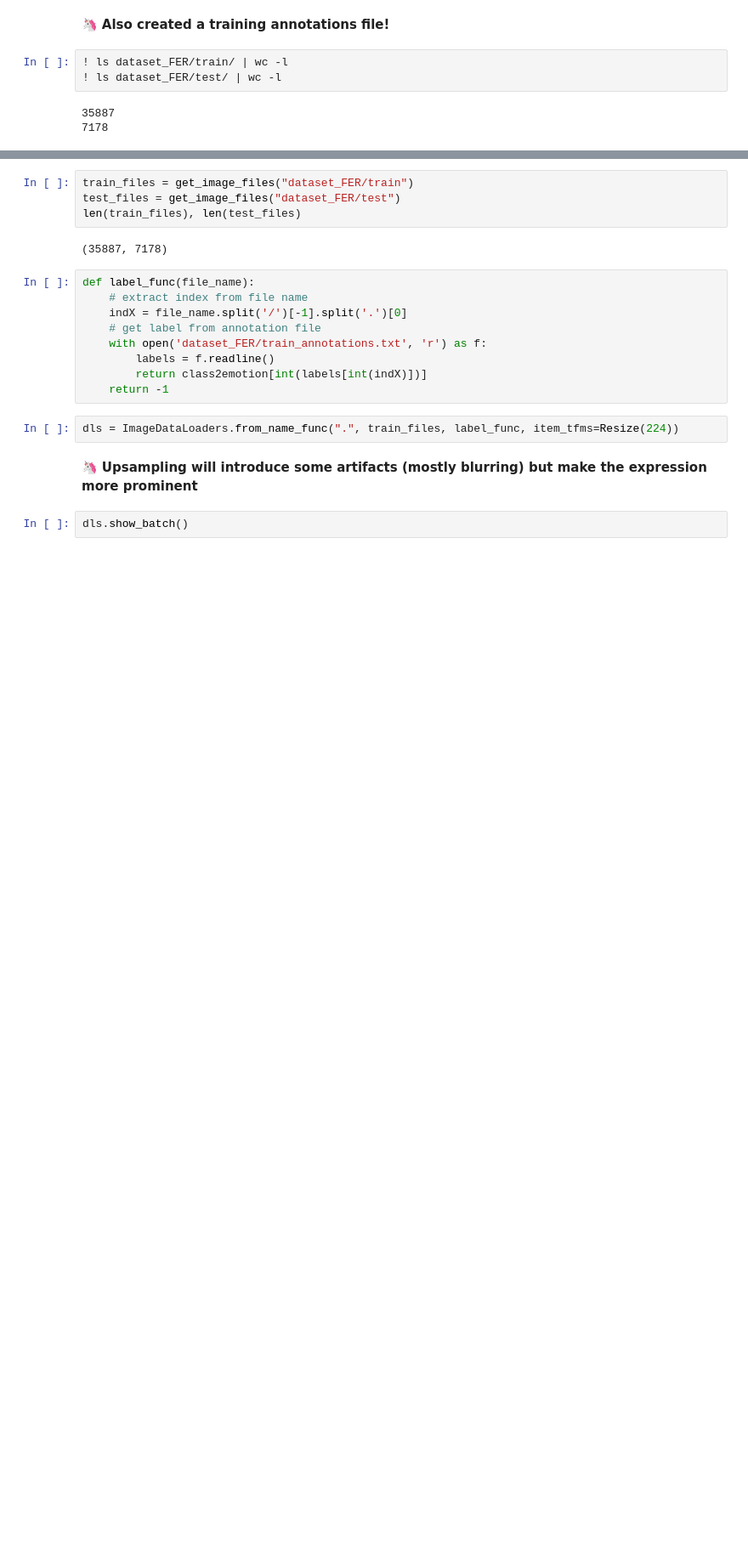
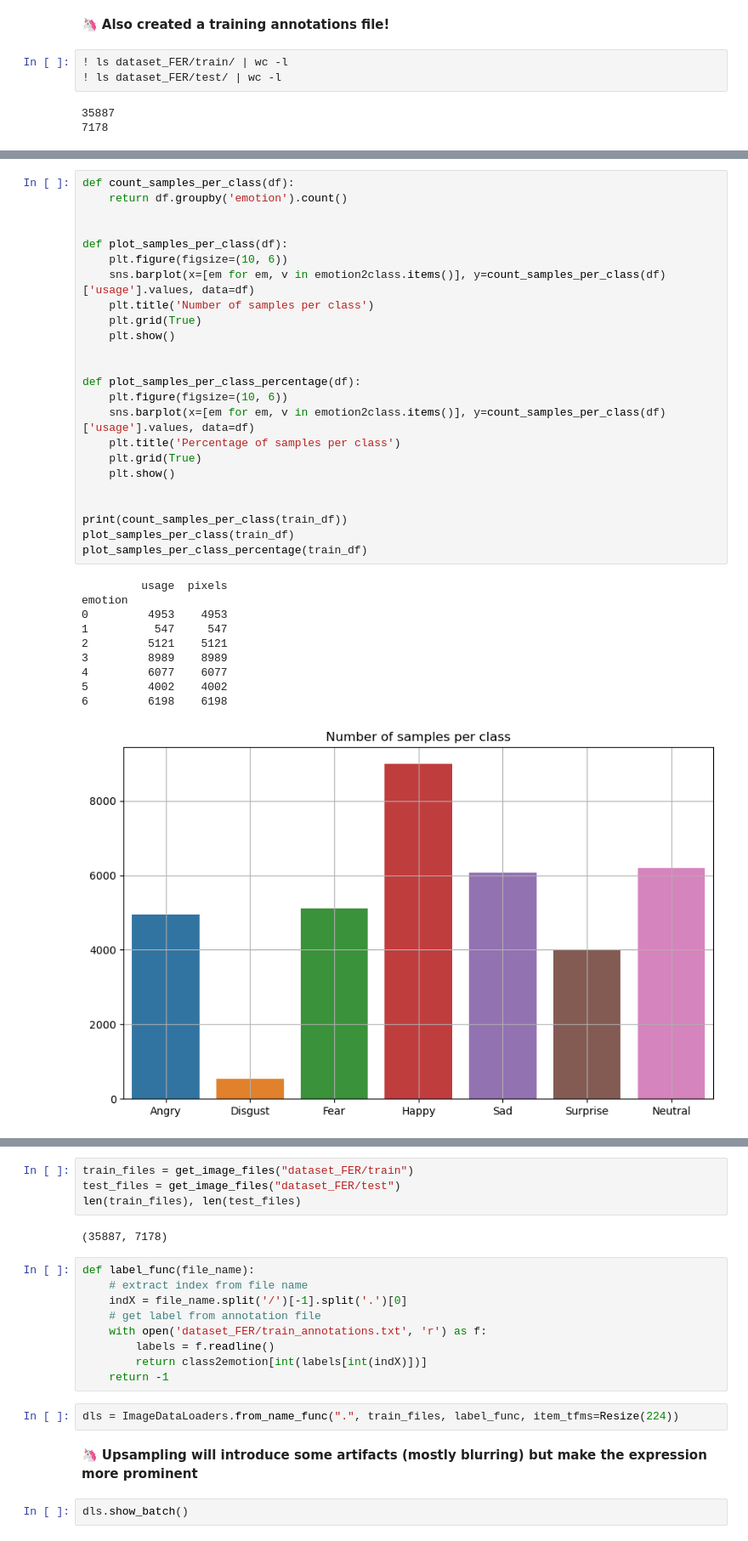
Before and after one commit to Aryan-Garg/Fast-Facial-Expression-Recognition, a Jupyter notebook: eda.ipynb, the cells around one changed output, grey strips where cells are left out. Shown at 85% size. Saved outputs shown, nothing was run; the diff lists cells and outputs as text; blank space fills up the shorter version.

```diff
--- a/eda.ipynb
+++ b/eda.ipynb
@@ -152,0 +219,35 @@ from fastai.vision.all import *
+# %%
+def count_samples_per_class(df):
+    return df.groupby('emotion').count()
+
+
+def plot_samples_per_class(df):
+    plt.figure(figsize=(10, 6))
+    sns.barplot(x=[em for em, v in emotion2class.items()], y=count_samples_per_class(df)['usage'].values, data=df)
+    plt.title('Number of samples per class')
+    plt.grid(True)
+    plt.show()
+
+
+def plot_samples_per_class_percentage(df):
+    plt.figure(figsize=(10, 6))
+    sns.barplot(x=[em for em, v in emotion2class.items()], y=count_samples_per_class(df)['usage'].values, data=df)
+    plt.title('Percentage of samples per class')
+    plt.grid(True)
+    plt.show()
+
+
+print(count_samples_per_class(train_df))
+plot_samples_per_class(train_df)
+plot_samples_per_class_percentage(train_df)
+# %% [output]
+         usage  pixels
+emotion
+0         4953    4953
+1          547     547
+2         5121    5121
+3         8989    8989
+4         6077    6077
+5         4002    4002
+6         6198    6198
+[figure, added]
```
Also changed, not shown: parts of 26 cells of this notebook.
